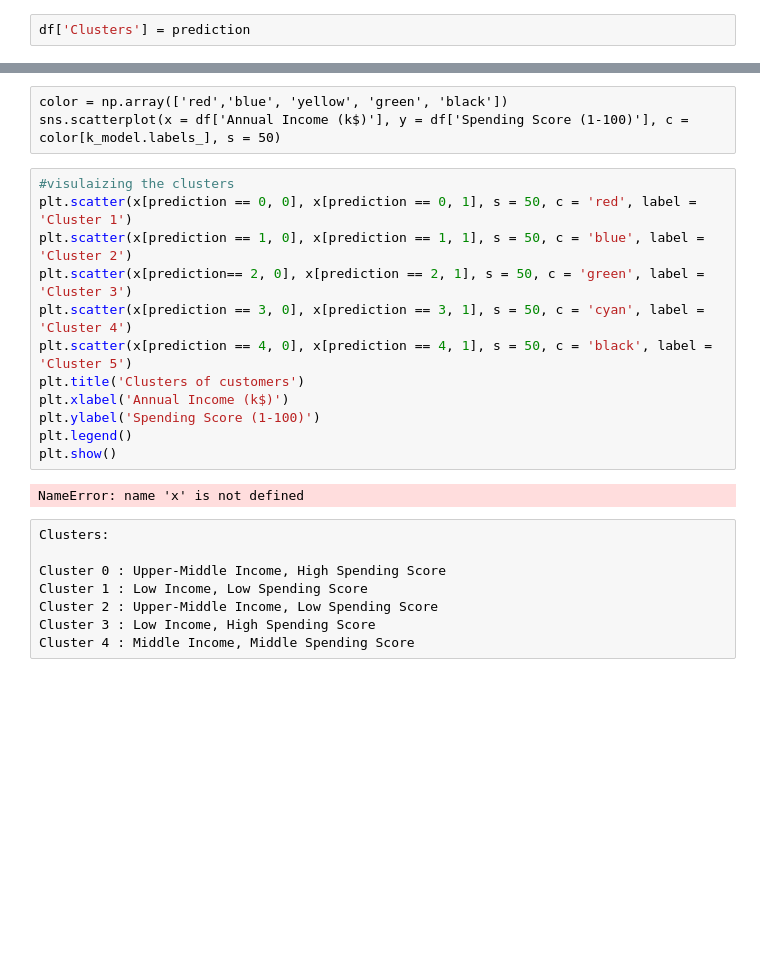
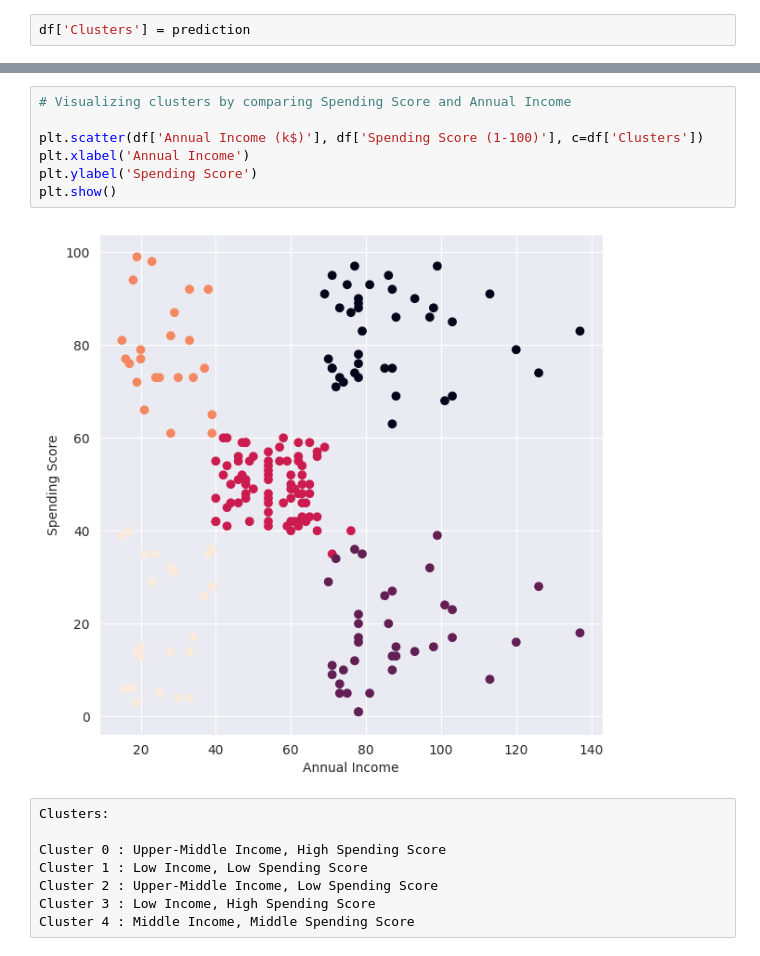
Before and after one commit to asif851/Customer-Segmentation, a Jupyter notebook: Mall Customer Segmentation.ipynb, the cells around one changed output, grey strips where cells are left out. Drawn from its saved outputs; the diff is of its cells as text; blank space fills up the shorter version.

```diff
--- a/Mall Customer Segmentation.ipynb
+++ b/Mall Customer Segmentation.ipynb
@@ -239,20 +239,12 @@ df.head()
-# %% [raw]
-color = np.array(['red','blue', 'yellow', 'green', 'black'])
-sns.scatterplot(x = df['Annual Income (k$)'], y = df['Spending Score (1-100)'], c = color[k_model.labels_], s = 50)
-# %%
-#visulaizing the clusters
-plt.scatter(x[prediction == 0, 0], x[prediction == 0, 1], s = 50, c = 'red', label = 'Cluster 1')
-plt.scatter(x[prediction == 1, 0], x[prediction == 1, 1], s = 50, c = 'blue', label = 'Cluster 2')
-plt.scatter(x[prediction== 2, 0], x[prediction == 2, 1], s = 50, c = 'green', label = 'Cluster 3')
-plt.scatter(x[prediction == 3, 0], x[prediction == 3, 1], s = 50, c = 'cyan', label = 'Cluster 4')
-plt.scatter(x[prediction == 4, 0], x[prediction == 4, 1], s = 50, c = 'black', label = 'Cluster 5')
-plt.title('Clusters of customers')
-plt.xlabel('Annual Income (k$)')
-plt.ylabel('Spending Score (1-100)')
-plt.legend()
-plt.show()
-# %% [output]
-NameError: name 'x' is not defined
+# %%
+# Visualizing clusters by comparing Spending Score and Annual Income
+
+plt.scatter(df['Annual Income (k$)'], df['Spending Score (1-100)'], c=df['Clusters'])
+plt.xlabel('Annual Income')
+plt.ylabel('Spending Score')
+plt.show()
+# %% [output]
+[figure, added]
 # %% [raw]
 Clusters:
 
```
Also changed, not shown: parts of 5 cells of this notebook.
